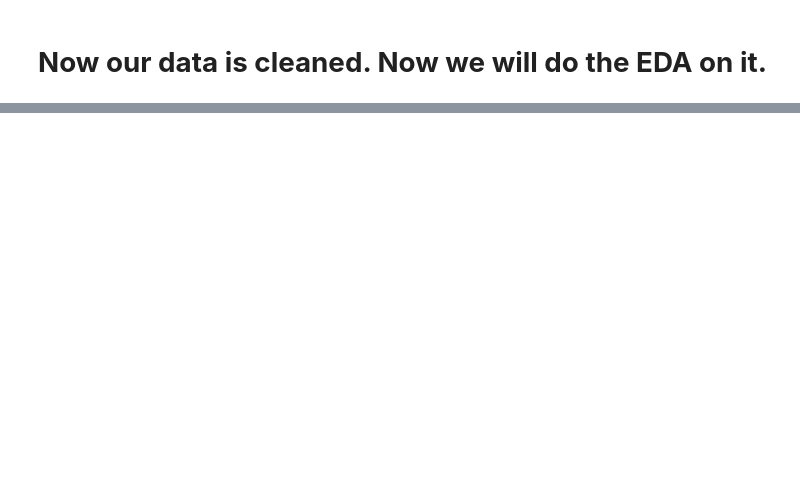
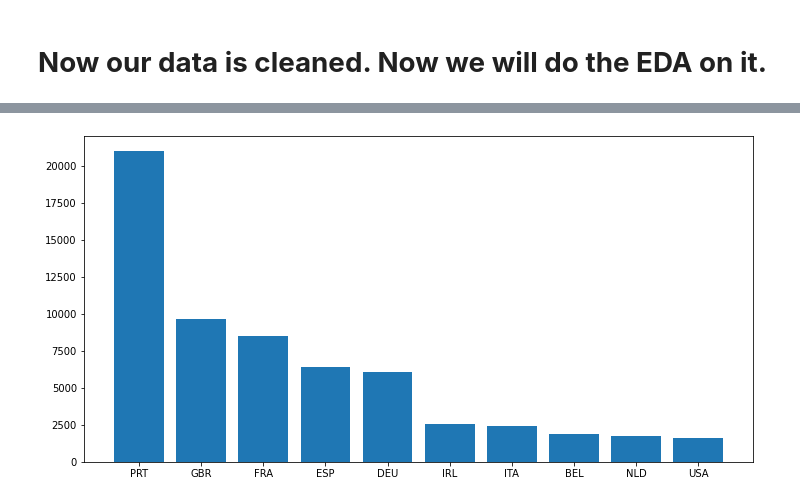
Before and after one commit to raoak18/Hotels-Data-Analysis-EDA, a Jupyter notebook: Hotel_Booking_Analysis_Capstone_Project.ipynb, the cells around one changed output, grey strips where cells are left out. Cells and saved outputs as stored; diff of their text form; code cells hidden in the pictures; blank space fills up the shorter version.

```diff
--- a/Hotel_Booking_Analysis_Capstone_Project.ipynb
+++ b/Hotel_Booking_Analysis_Capstone_Project.ipynb
@@ -223,2 +236,4 @@ hotel_data=hotel_data['children'].astype("int")
+# %%
+hotel_data.drop(['adults','children','babies'], axis=1, inplace=True)
 # %% [markdown]
 # **Now our data is cleaned. Now we will do the EDA on it.**
@@ -224,0 +262,3 @@ hotel_data=hotel_data['children'].astype("int")
+# %%
+#let copy the above cleaned hotel data into a new variable data.
+data=hotel_data.copy()
@@ -224,0 +284,2 @@ hotel_data=hotel_data['children'].astype("int")
+# %%
+non_canceled=data[data['is_canceled']==0]
@@ -224,0 +292,3 @@ hotel_data=hotel_data['children'].astype("int")
+# %%
+country_wise=non_canceled.groupby('country')['Total_number_of_guest'].count().sort_values(ascending=False).reset_index()
+country_wise
@@ -224,0 +309,7 @@ hotel_data=hotel_data['children'].astype("int")
+# %%
+#ploting bar graph for the top 10 contries
+plt.figure(figsize=(12,6))
+plt.bar(x=country_wise['country'].head(10), height=country_wise['Total_number_of_guest'].head(10))
+plt.show()
+# %% [output]
+[figure, added]
```
Also changed, not shown: parts of 54 cells of this notebook.
